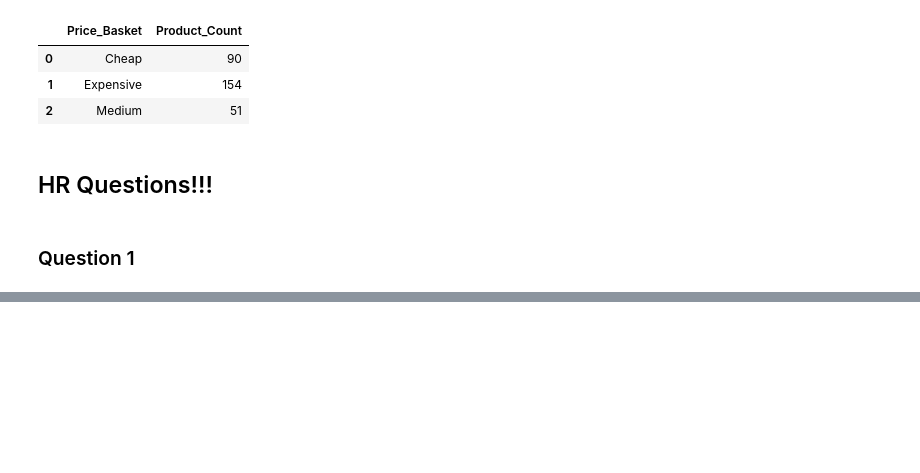
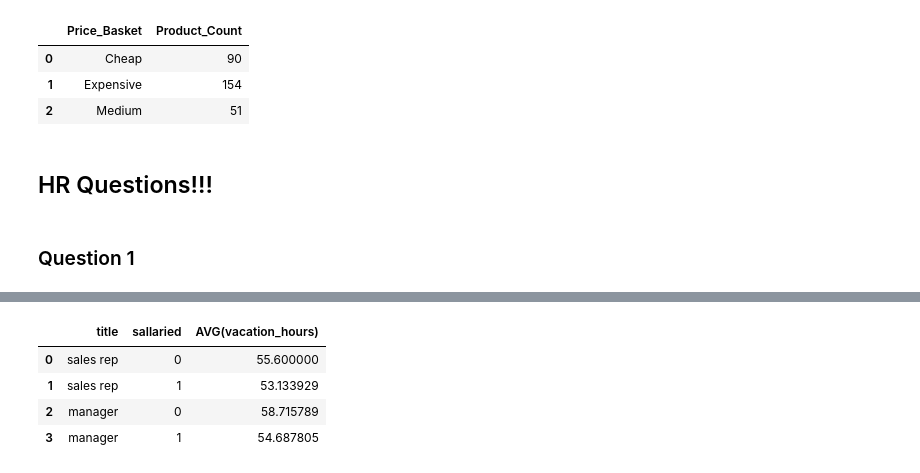
Before and after one commit to S-Shockley/SQLCaseStudy, a Jupyter notebook: project.ipynb, the cells around one changed output, grey strips where cells are left out. Drawn from its saved outputs; the diff is of its cells as text; code cells hidden in the pictures; blank space fills up the shorter version.

```diff
--- a/project.ipynb
+++ b/project.ipynb
@@ -145,0 +204,24 @@ FROM
+# %%
+Query5 = '''
+SELECT title, sallaried, AVG(vacation_hours)
+FROM employees
+WHERE title LIKE '%sales%'
+GROUP BY sallaried
+UNION ALL
+SELECT title, sallaried,AVG(vacation_hours)
+FROM employees
+WHERE title LIKE '%manager%'
+GROUP BY sallaried
+
+'''
+
+with sqlite3.connect(db_employees) as conn:
+        salaried = pd.read_sql_query(Query5, conn)
+
+salaried
+# %% [output]
+|  | title | sallaried | AVG(vacation_hours) |
+| 0 | sales rep | 0 | 55.600000 |
+| 1 | sales rep | 1 | 53.133929 |
+| 2 | manager | 0 | 58.715789 |
+| 3 | manager | 1 | 54.687805 |
```
Also changed, not shown: parts of 10 cells of this notebook, 3 other files.
